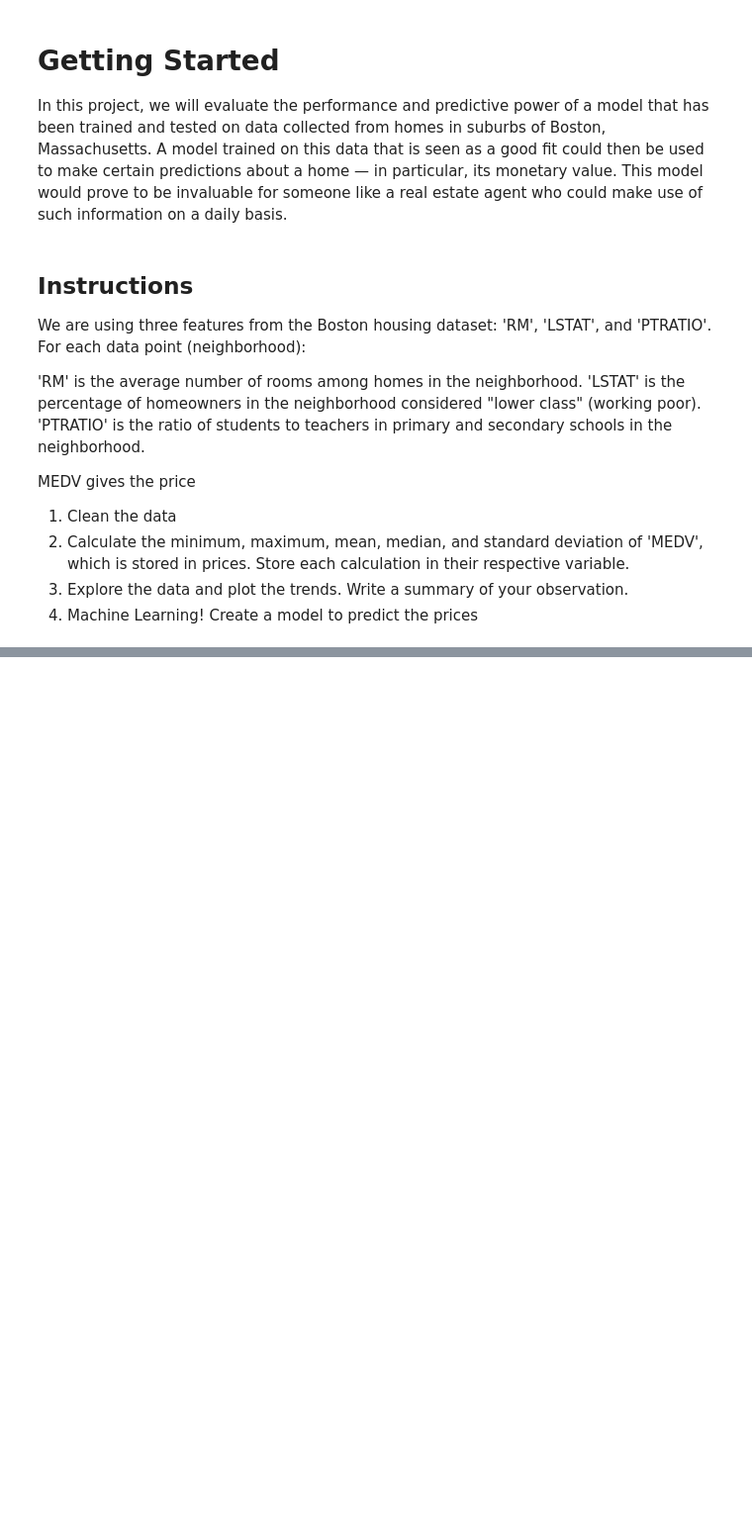
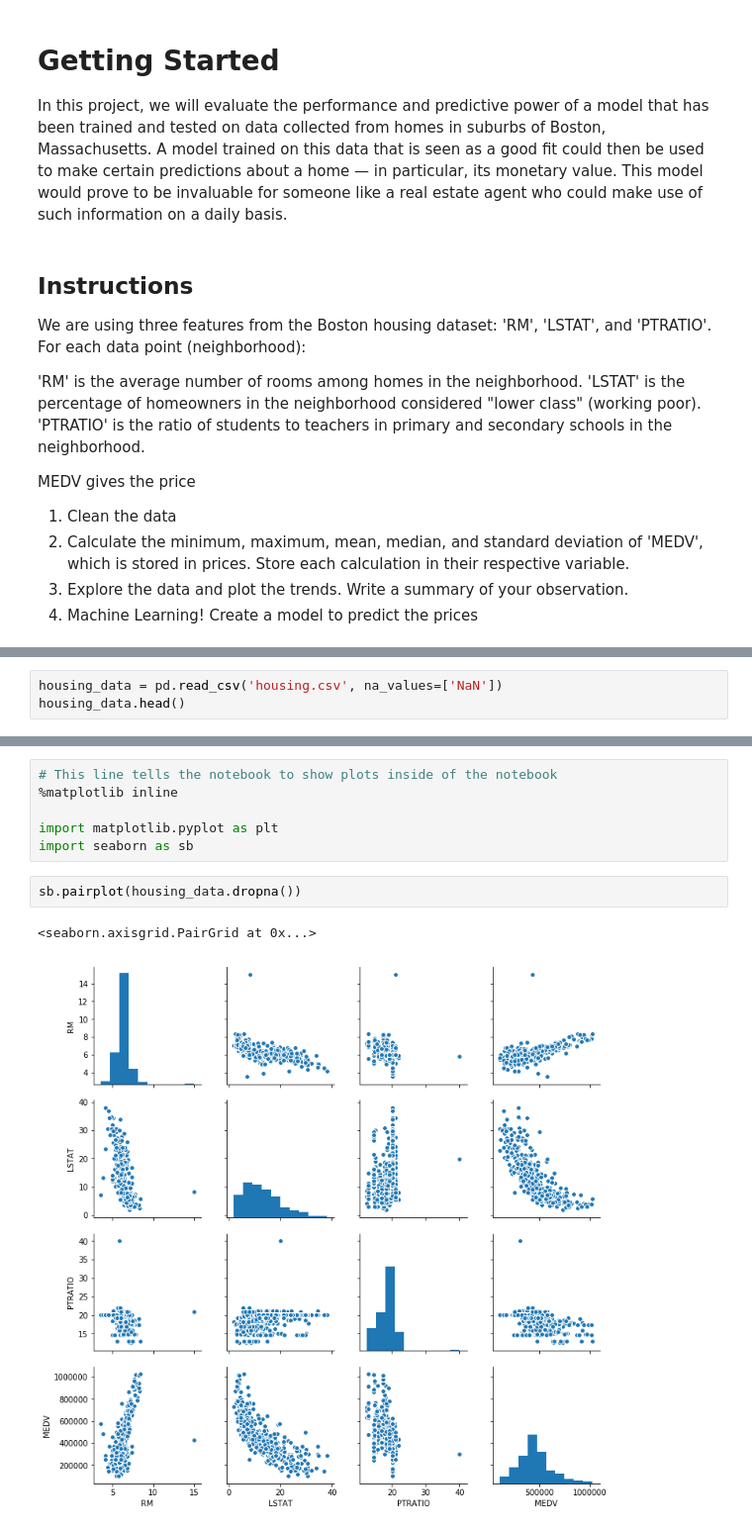
Before and after one commit to andrewjohnaj/data-science-workshop-code, a Jupyter notebook: Practice Notebook - Predict house prices.ipynb, the cells around one changed output, grey strips where cells are left out. Shown at 99% size. Saved outputs shown, nothing was run; the diff lists cells and outputs as text; blank space fills up the shorter version.

```diff
--- a/Practice Notebook - Predict house prices.ipynb
+++ b/Practice Notebook - Predict house prices.ipynb
@@ -18,0 +21,3 @@ MEDV gives the price
+# %%
+housing_data = pd.read_csv('housing.csv', na_values=['NaN'])
+housing_data.head()
@@ -18,0 +43,11 @@ MEDV gives the price
+# %%
+# This line tells the notebook to show plots inside of the notebook
+%matplotlib inline
+
+import matplotlib.pyplot as plt
+import seaborn as sb
+# %%
+sb.pairplot(housing_data.dropna())
+# %% [output]
+<seaborn.axisgrid.PairGrid at 0x...>
+[figure, added]
```
Also changed, not shown: parts of 14 cells of this notebook.
